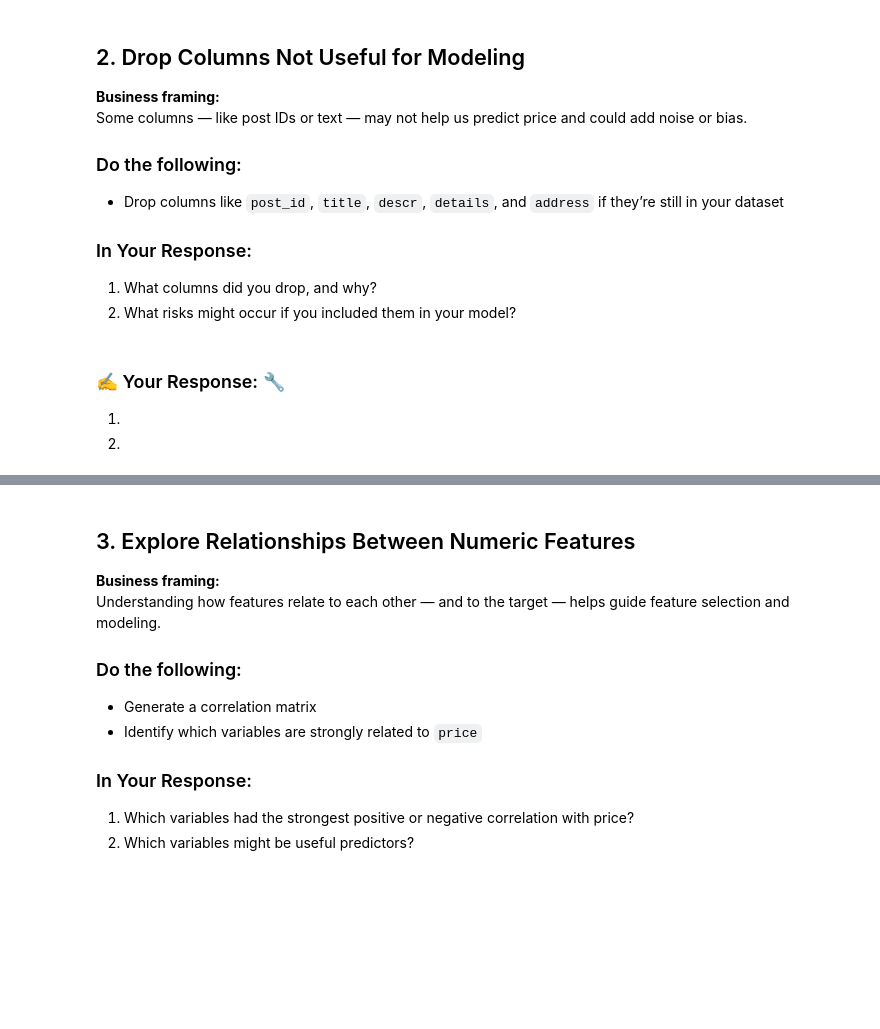
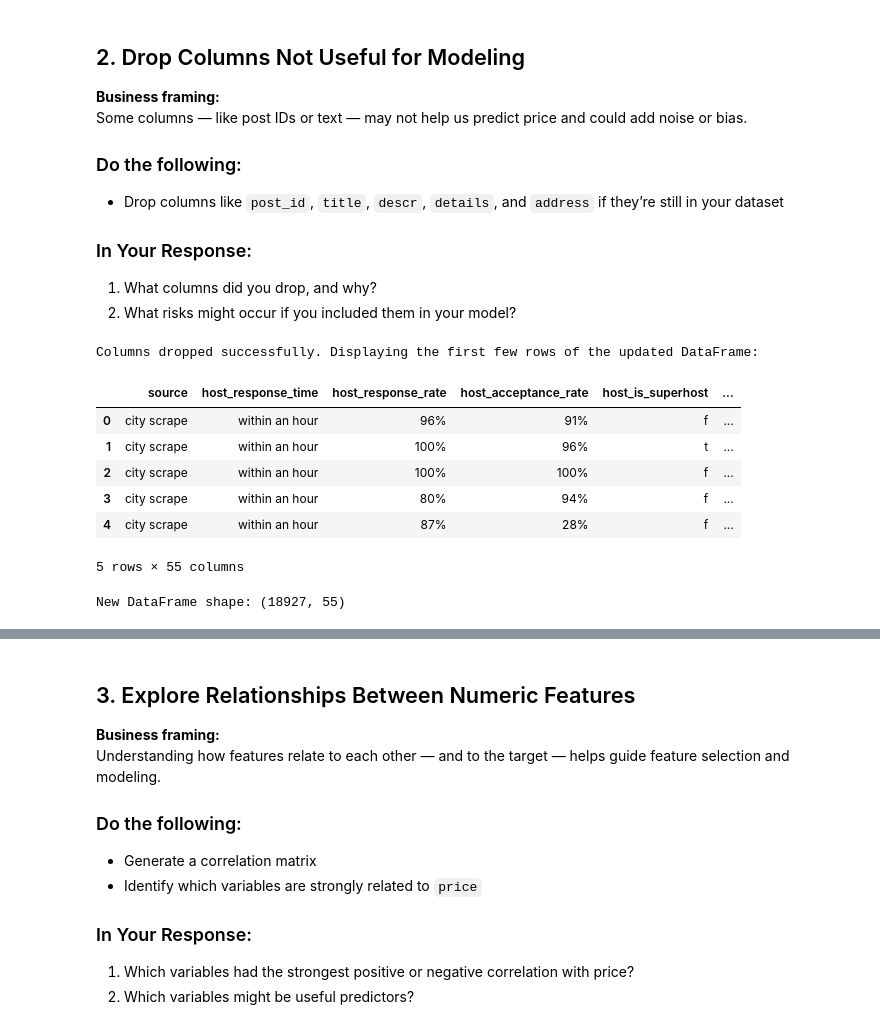
Before and after one commit to amillie100/MillerMan, a Jupyter notebook: Assignments/assignment_11_regression.ipynb, the cells around one changed output, grey strips where cells are left out. Saved outputs shown, nothing was run; the diff lists cells and outputs as text; code cells hidden in the pictures; blank space fills up the shorter version.

```diff
--- a/Assignments/assignment_11_regression.ipynb
+++ b/Assignments/assignment_11_regression.ipynb
@@ -61,0 +55,17 @@ Before building any models, we must start with clean, prepared data. In Assignme
+# %%
+import pandas as pd
+
+# Load the CSV file
+df = pd.read_csv('cleaned_airbnb_data.csv')
+
+# Display the first few rows of the dataset
+print("First 5 rows of the dataset:")
+display(df.head())
+
+# Display general information about the dataset
+print("\nDataset Information:")
+display(df.info())
+
+# Display the number of rows and columns
+print("\nDataset Shape (rows, columns):")
+display(df.shape)
@@ -76,5 +118,27 @@ Some columns — like post IDs or text — may not help us predict price and cou
-# %% [markdown]
-### ✍️ Your Response: 🔧
-1.
-
-2.
+# %%
+# List of columns to drop that are identifiers, URLs, or free-form text
+columns_to_drop = [
+    'id', 'listing_url', 'last_scraped', 'name', 'description',
+    'neighborhood_overview', 'picture_url', 'host_id', 'host_url',
+    'host_name', 'host_since', 'host_location', 'host_about',
+    'host_thumbnail_url', 'host_picture_url', 'host_verifications',
+    'neighbourhood', 'calendar_last_scraped', 'first_review', 'last_review',
+    'bathrooms_text'
+]
+
+# Drop the columns if they exist in the DataFrame
+df = df.drop(columns=[col for col in columns_to_drop if col in df.columns], errors='ignore')
+
+print("Columns dropped successfully. Displaying the first few rows of the updated DataFrame:")
+display(df.head())
+print(f"\nNew DataFrame shape: {df.shape}")
+# %% [output]
+Columns dropped successfully. Displaying the first few rows of the updated DataFrame:
+|  | source | host_response_time | host_response_rate | host_acceptance_rate | host_is_superhost | ... |
+| 0 | city scrape | within an hour | 96% | 91% | f | ... |
+| 1 | city scrape | within an hour | 100% | 96% | t | ... |
+| 2 | city scrape | within an hour | 100% | 100% | f | ... |
+| 3 | city scrape | within an hour | 80% | 94% | f | ... |
+| 4 | city scrape | within an hour | 87% | 28% | f | ... |
+5 rows × 55 columns
+New DataFrame shape: (18927, 55)
```
Also changed, not shown: parts of 36 cells of this notebook.
